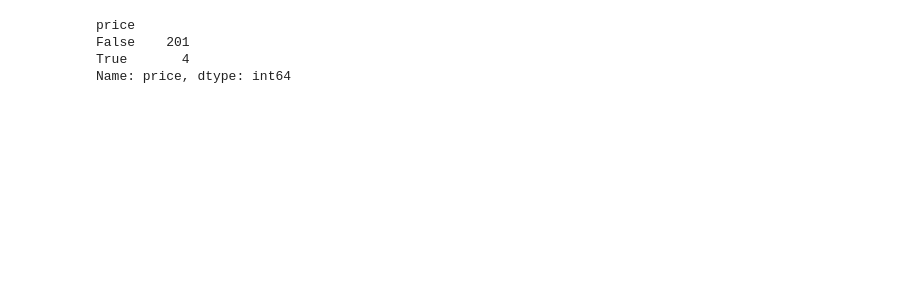
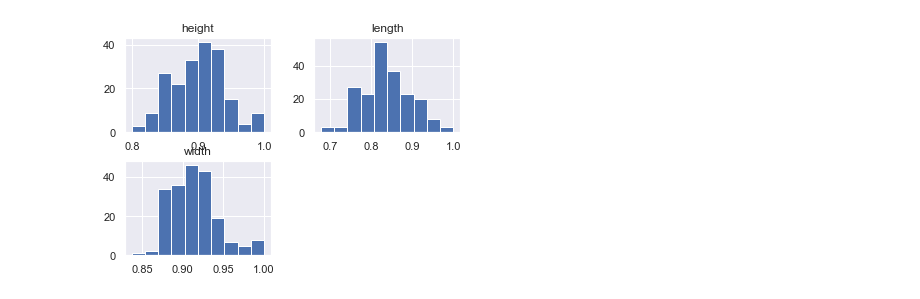
Before and after one commit to bbamzi/Old-Car, a Jupyter notebook: oldcars.ipynb, the cells around one changed output. Cells and saved outputs as stored; diff of their text form; code cells hidden in the pictures; blank space fills up the shorter version.

```diff
--- a/oldcars.ipynb
+++ b/oldcars.ipynb
@@ -51,15 +50,3 @@ max_numofdoors = df['num-of-doors'].value_counts().idxmax()
 df['num-of-doors'].replace(np.nan,max_numofdoors,inplace = True)
 #-------------------------------------------------------------------------------------------
 df.dropna(subset=["price"], axis=0, inplace=True)
-# %%
-#pg = [df[col].isnull().values.any() for col in df]
-for col in df:
-    if df[col].isnull().values.any().tolist() == True:
-        print(col)
-        print (df[col].isnull().value_counts())
-        print("")
-# %% [output]
-price
-False    201
-True       4
-Name: price, dtype: int64
@@ -67,0 +63,7 @@ df['normalized-losses']
+# %%
+for_hist = df[['height','width','length']]
+def hist(lst):
+    lst.hist()
+hist(for_hist)
+# %% [output]
+[figure, added]
```
Also changed, not shown: parts of 9 cells of this notebook.
